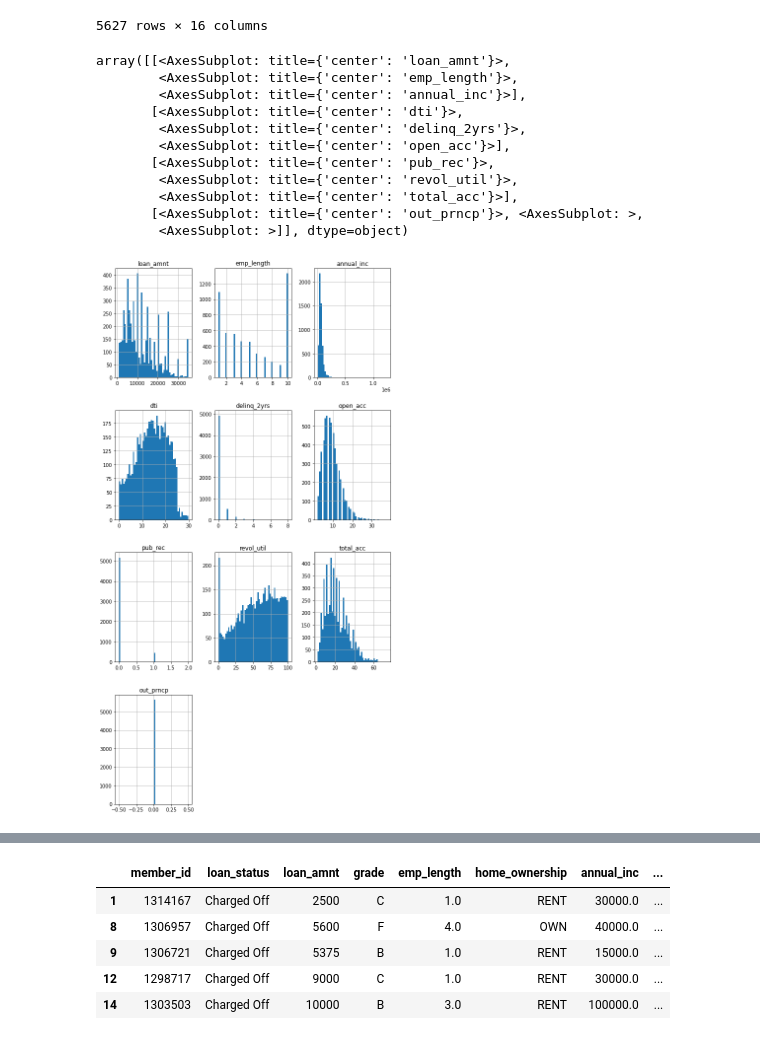
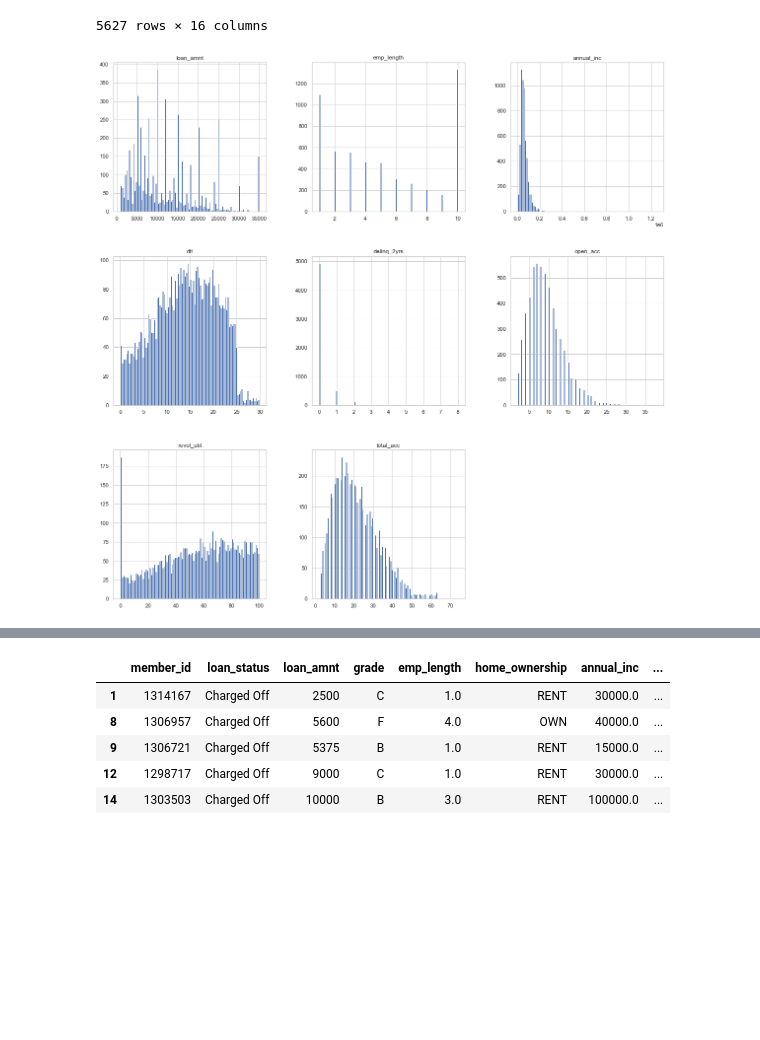
Before and after one commit to floodyc/LendingClubCaseStudy, a Jupyter notebook: LCCS.ipynb, the cells around one changed output, grey strips where cells are left out. Saved outputs shown, nothing was run; the diff lists cells and outputs as text; code cells hidden in the pictures; blank space fills up the shorter version.

```diff
--- a/LCCS.ipynb
+++ b/LCCS.ipynb
@@ -421,18 +425,11 @@ df8.set_index('member_id')
 | 111223 | Charged Off | 20000 | E | 6.0 | MORTGAGE | 145000.0 | Not Verified | ... |
 5627 rows × 16 columns
 # %%
+# Next Create the Histograms
+# But first remove 'pub_rec' and 'out_prncp' columns from plot as they provide no insight.
+# These plots show the variables in the context of 'charged off' (defaulters).
+
 df8.hist(column = ['loan_status', 'loan_amnt', 'grade', 'emp_length', 'home_ownership', 'annual_inc', 'verification_status', 'pymnt_plan',
-                   'addr_state', 'dti', 'delinq_2yrs', 'open_acc', 'pub_rec', 'revol_util', 'total_acc', 'out_prncp'], figsize=(10,20), bins=50)
+                   'addr_state', 'dti', 'delinq_2yrs', 'open_acc', 'revol_util', 'total_acc'], figsize=(20,20), bins=100);
 # %% [output]
-array([[<AxesSubplot: title={'center': 'loan_amnt'}>,
-        <AxesSubplot: title={'center': 'emp_length'}>,
-        <AxesSubplot: title={'center': 'annual_inc'}>],
-       [<AxesSubplot: title={'center': 'dti'}>,
-        <AxesSubplot: title={'center': 'delinq_2yrs'}>,
-        <AxesSubplot: title={'center': 'open_acc'}>],
-       [<AxesSubplot: title={'center': 'pub_rec'}>,
-        <AxesSubplot: title={'center': 'revol_util'}>,
-        <AxesSubplot: title={'center': 'total_acc'}>],
-       [<AxesSubplot: title={'center': 'out_prncp'}>, <AxesSubplot: >,
-        <AxesSubplot: >]], dtype=object)
-[figure, old version]
+[figure, new version]
```
Also changed, not shown: parts of 25 cells of this notebook.
